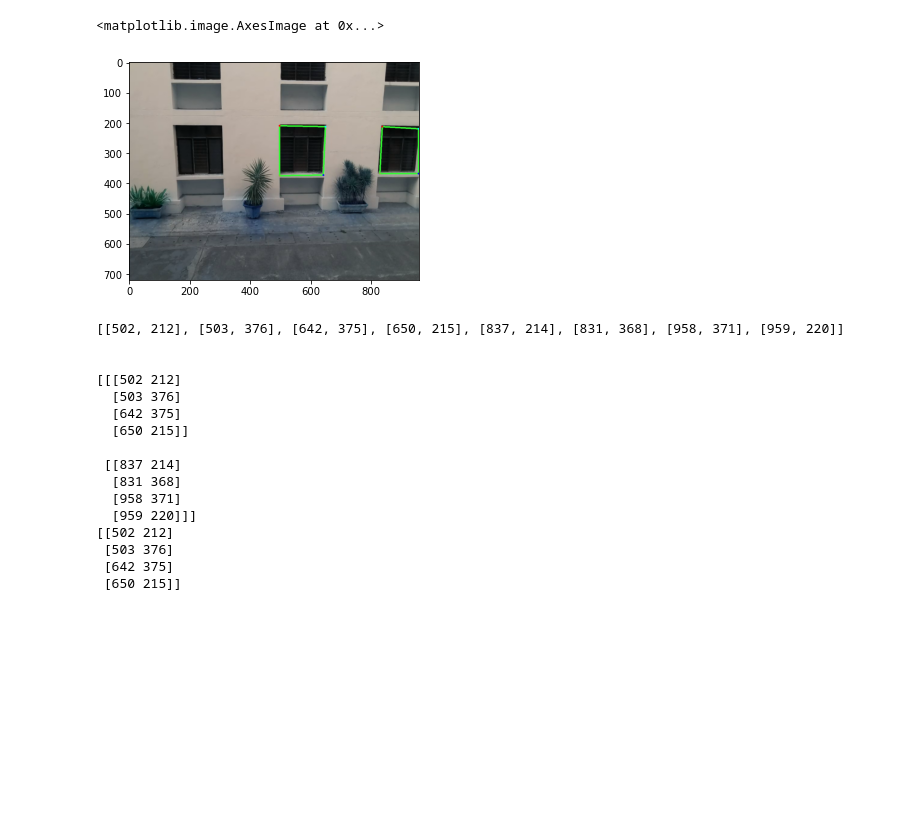
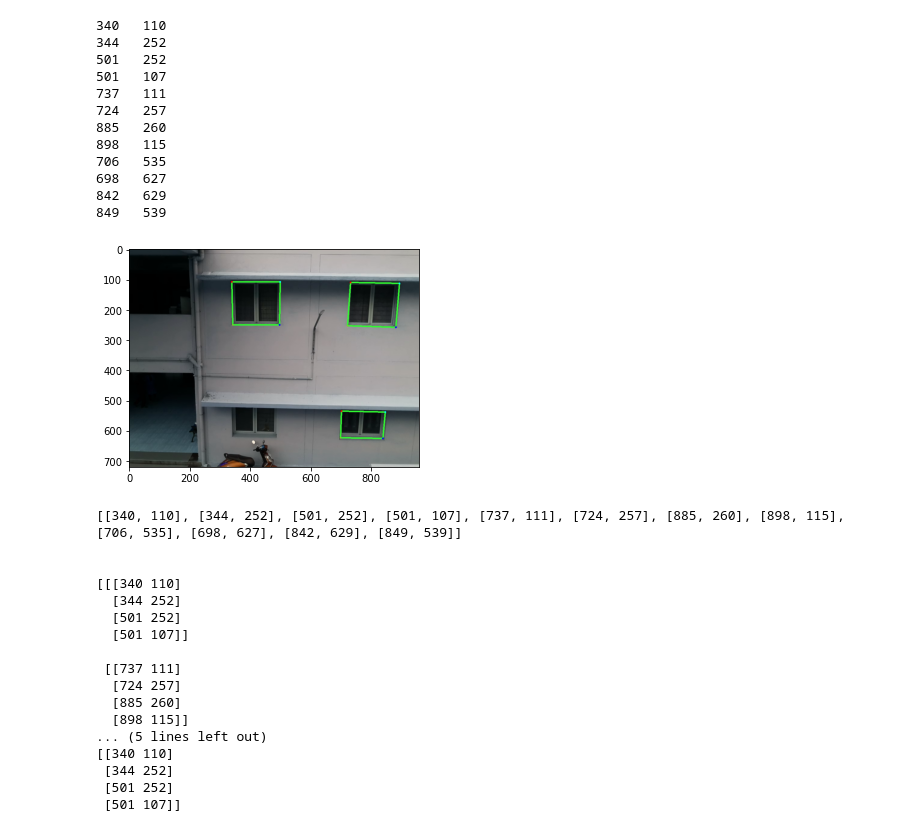
Before and after one commit to Dhruv2012/Drone-based-building-assessment, a Jupyter notebook: templateMatching/testTemplateMatching_main_nms_checkNMS.ipynb, the cells around one changed output. Saved outputs shown, nothing was run; the diff lists cells and outputs as text; code cells hidden in the pictures; blank space fills up the shorter version.

```diff
--- a/templateMatching/testTemplateMatching_main_nms_checkNMS.ipynb
+++ b/templateMatching/testTemplateMatching_main_nms_checkNMS.ipynb
@@ -44,8 +44,8 @@ def click_event(event, x, y, flags, params):
         cv2.imshow('image', img)
         coordinates.append([x,y])
 # %%
-imgDirPath = 'F:\\IIIT-H Work\\win_det_heatmaps\\rrcServerData\\templateMatching\\images\\resnet\\'
-fileName = 'vis_Vindhya_002_000320.png'
+imgDirPath = 'F:\\IIIT-H Work\\win_det_heatmaps\\rrcServerData\\win_det_heatmaps\\results\\zju_facade+iiitH\\resnet\\infer_result_Bakul\\003\\'
+fileName = 'vis_Bakul_003_000470.png'
 # imgDirPath = '/home/src21/Downloads/Drone-based-building-assessment-resolveNMS/templateMatching/images/resnet/'
 # fileName = 'vis_Bakul_003_000470.png'
 
@@ -59,20 +59,31 @@ img_rgb = np.copy(img)
 # %%
 plt.figure()
 plt.imshow(img_rgb)
-#cv2.imshow('image',img_rgb)
+cv2.imshow('image',img_rgb)
 
-# setting mouse hadler for the image
-# and calling the click_event() function
-#cv2.setMouseCallback('image', click_event)
+#setting mouse hadler for the image
+#and calling the click_event() function
+cv2.setMouseCallback('image', click_event)
 
-# wait for a key to be pressed to exit
-#cv2.waitKey(0)
+#wait for a key to be pressed to exit
+cv2.waitKey(0)
 
-# close the window
-#cv2.destroyAllWindows()
+#close the window
+cv2.destroyAllWindows()
 # %% [output]
-<matplotlib.image.AxesImage at 0x...>
+340   110
+344   252
+501   252
+501   107
+737   111
+724   257
+885   260
+898   115
+706   535
+698   627
+842   629
+849   539
-[figure, old version]
+[figure, new version]
 # %%
 #920
 #coordinates = [[4, 317], [4, 434], [104, 434], [106, 326], [708, 324], [706, 437], [851, 443], [857, 327]]
@@ -84,7 +95,7 @@ plt.imshow(img_rgb)
 #coordinates = [[337, 107], [341, 251], [494, 248], [500, 108], [735, 111], [723, 254], [883, 259], [895, 116], [704, 538], [699, 625], [840, 625], [848, 539]]
 
 #320
-coordinates = [[502, 212], [503, 376], [642, 375], [650, 215], [837, 214], [831, 368], [958, 371], [959, 220]]
+#coordinates = [[502, 212], [503, 376], [642, 375], [650, 215], [837, 214], [831, 368], [958, 371], [959, 220]]
 
 print(coordinates)
 print("\n")
@@ -94,22 +105,23 @@ coords = np.reshape(coords,(coords.shape[0]//4 , 4, coords.shape[1]))
 print(coords)
 print(coords[0])
 # %% [output]
-[[502, 212], [503, 376], [642, 375], [650, 215], [837, 214], [831, 368], [958, 371], [959, 220]]
+[[340, 110], [344, 252], [501, 252], [501, 107], [737, 111], [724, 257], [885, 260], [898, 115], [706, 535], [698, 627], [842, 629], [849, 539]]
 
 
-[[[502 212]
-  [503 376]
-  [642 375]
-  [650 215]]
+[[[340 110]
+  [344 252]
+  [501 252]
+  [501 107]]
 
- [[837 214]
-  [831 368]
-  [958 371]
-  [959 220]]]
-[[502 212]
- [503 376]
- [642 375]
- [650 215]]
+ [[737 111]
+  [724 257]
+  [885 260]
+  [898 115]]
+... (5 lines left out)
+[[340 110]
+ [344 252]
+ [501 252]
+ [501 107]]
 # %%
 # Loop through list to find range of x and y
 
```
Also changed, not shown: parts of 8 cells of this notebook, 2 other files.
